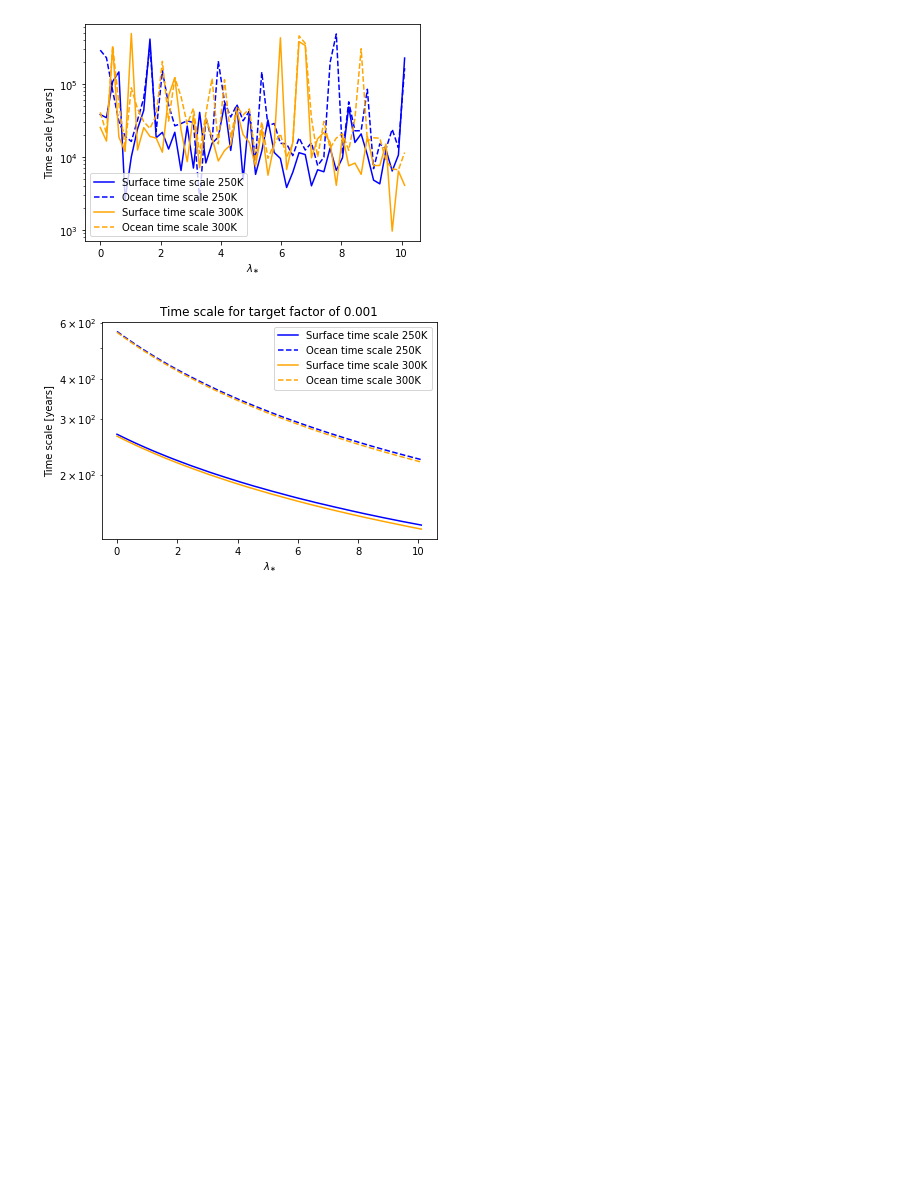
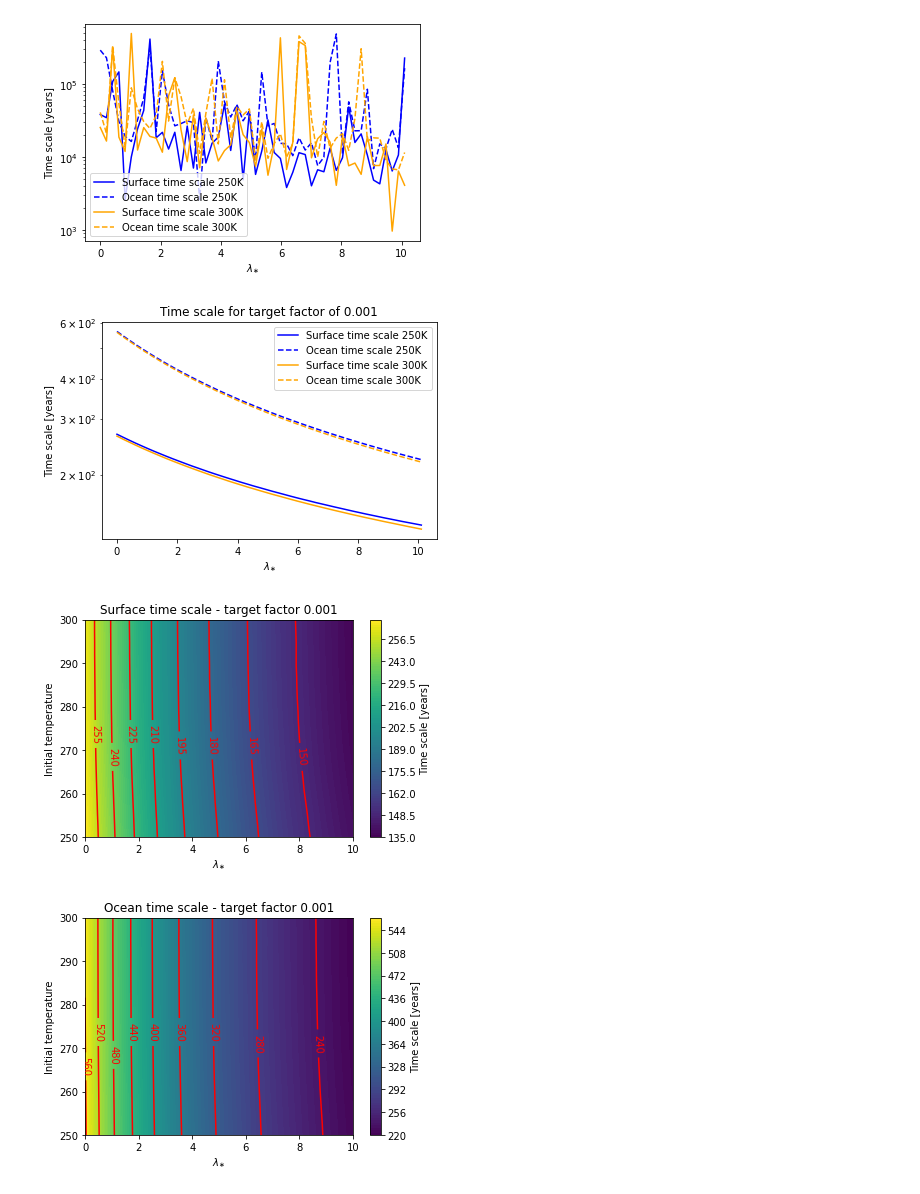
Before and after one commit to dkrieger94/intro, a Jupyter notebook: EarthSystemModel.ipynb, the cells around one changed output. Saved outputs shown, nothing was run; the diff lists cells and outputs as text; code cells hidden in the pictures; blank space fills up the shorter version.

```diff
--- a/EarthSystemModel.ipynb
+++ b/EarthSystemModel.ipynb
@@ -742,3 +863,49 @@ plt.legend()
 plt.show()
 # %% [output]
 [figure]
+# %%
+rad_response = np.linspace(0., 10., 50)
+t_inits = np.linspace(250., 300., 20)
+
+eq_timescale=1000.
+target_factor=0.001
+
+time_scale_s = np.zeros((len(t_inits), len(rad_response)))
+time_scale_d = np.zeros((len(t_inits), len(rad_response)))
+
+for i, t_init in enumerate(t_inits):
+
+    for j, lbd_ast in enumerate(rad_response):
+
+        model = ESM(initial_state=(t_init, t_init), transient_rad_resp=lbd_ast, mixing_scale=6.0)
+
+        time, temp = model.integrate(sim_time=eq_timescale, out_freq=.1, update_state=False, verbose=False)
+
+        temp_s = temp[:, 0]
+        temp_d = temp[:, 1]
+
+        time_scale_s[i, j] = time[np.abs(temp_s - temp_s[-1]) < np.abs(temp_s[0] - temp_s[-1])*target_factor][0]
+        time_scale_d[i, j] = time[np.abs(temp_d - temp_d[-1]) < np.abs(temp_d[0] - temp_d[-1])*target_factor][0]
+
+plt.contourf(rad_response, t_inits, time_scale_s, cmap='viridis', levels=100)
+plt.colorbar(label='Time scale [years]')
+contour = plt.contour(rad_response, t_inits, time_scale_s, colors='red', levels=10)
+plt.clabel(contour, colors='red', fmt='%1.0f')
+
+plt.xlabel(r'$\lambda_{\ast}$')
+plt.ylabel('Initial temperature')
+plt.title(f'Surface time scale - target factor {target_factor}')
+plt.show()
+
+plt.contourf(rad_response, t_inits, time_scale_d, cmap='viridis', levels=100)
+plt.colorbar(label='Time scale [years]')
+contour = plt.contour(rad_response, t_inits, time_scale_d, colors='red', levels=10)
+plt.clabel(contour, colors='red', fmt='%1.0f')
+
+plt.xlabel(r'$\lambda_{\ast}$')
+plt.ylabel('Initial temperature')
+plt.title(f'Ocean time scale - target factor {target_factor}')
+plt.show()
+# %% [output]
+[figure, added]
+[figure, added]
```
Also changed, not shown: parts of 6 cells of this notebook.
